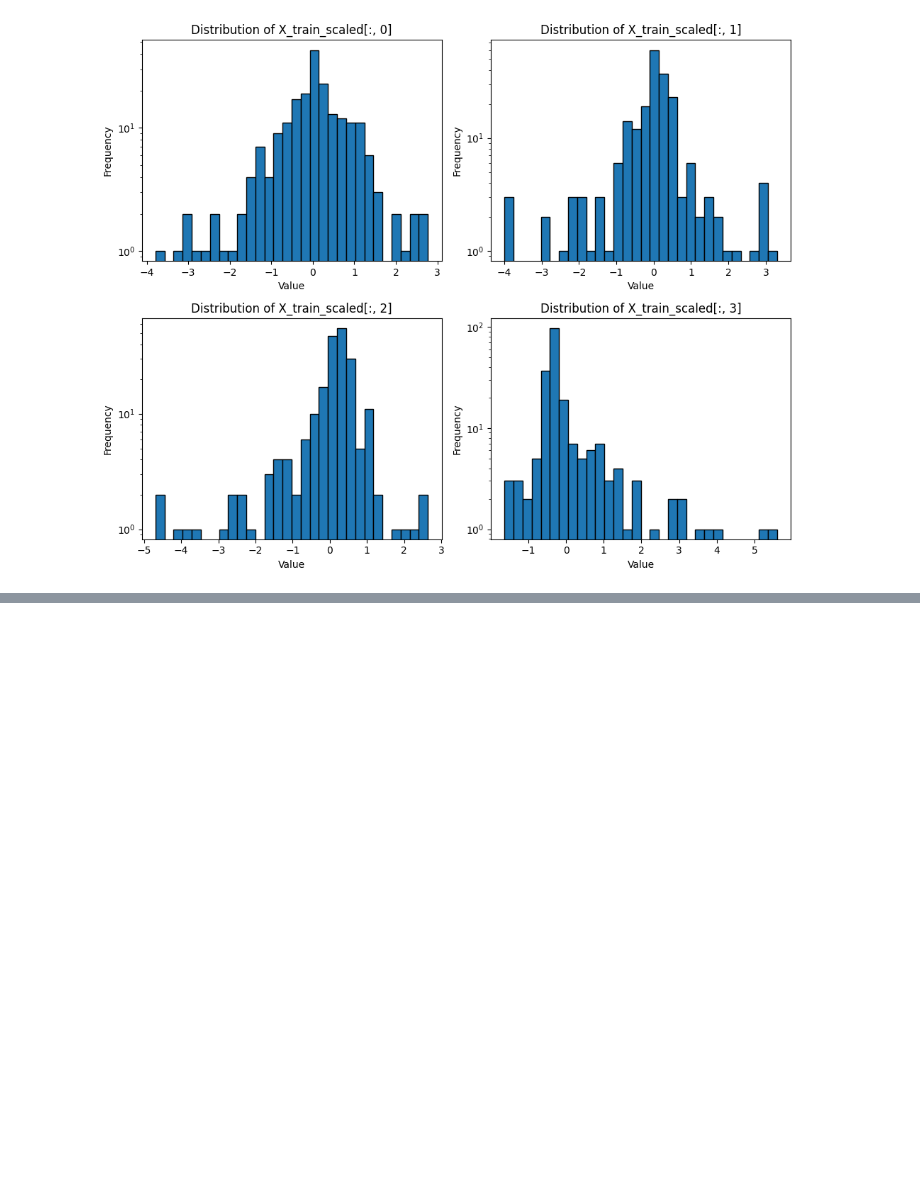
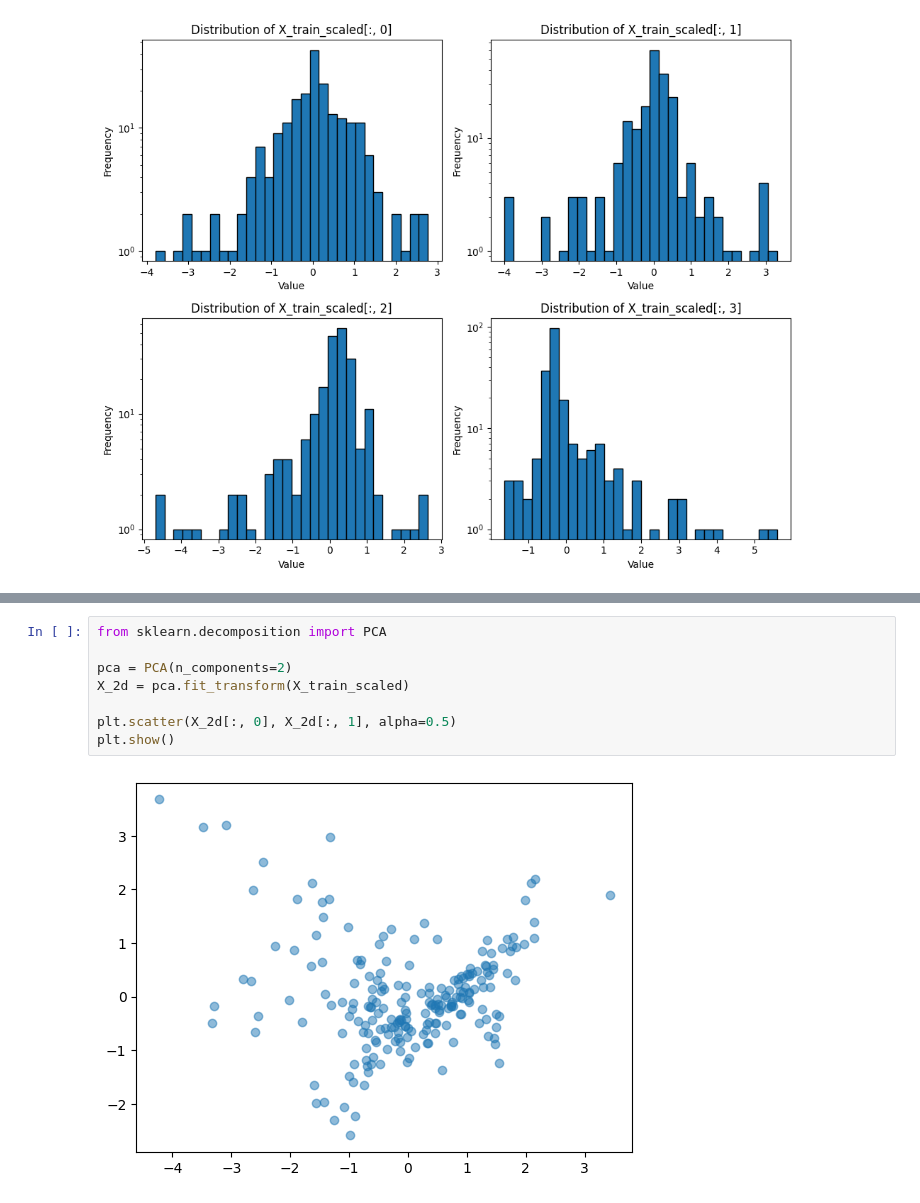
Before and after one commit to Doughnutik/Trading-Signals-Using-Fractal-and-Chaotic-Time-Series-Analysis, a Jupyter notebook: research_by_slopes.ipynb, the cells around one changed output, grey strips where cells are left out. Saved outputs shown, nothing was run; the diff lists cells and outputs as text; blank space fills up the shorter version.

```diff
--- a/research_by_slopes.ipynb
+++ b/research_by_slopes.ipynb
@@ -123,0 +136,10 @@ X_test = build_vectors_by_slopes(df_test, N, take_all=True)
+# %%
+from sklearn.decomposition import PCA
+
+pca = PCA(n_components=2)
+X_2d = pca.fit_transform(X_train_scaled)
+
+plt.scatter(X_2d[:, 0], X_2d[:, 1], alpha=0.5)
+plt.show()
+# %% [output]
+[figure, added]
```
Also changed, not shown: parts of 2 cells of this notebook, 1 other file.
